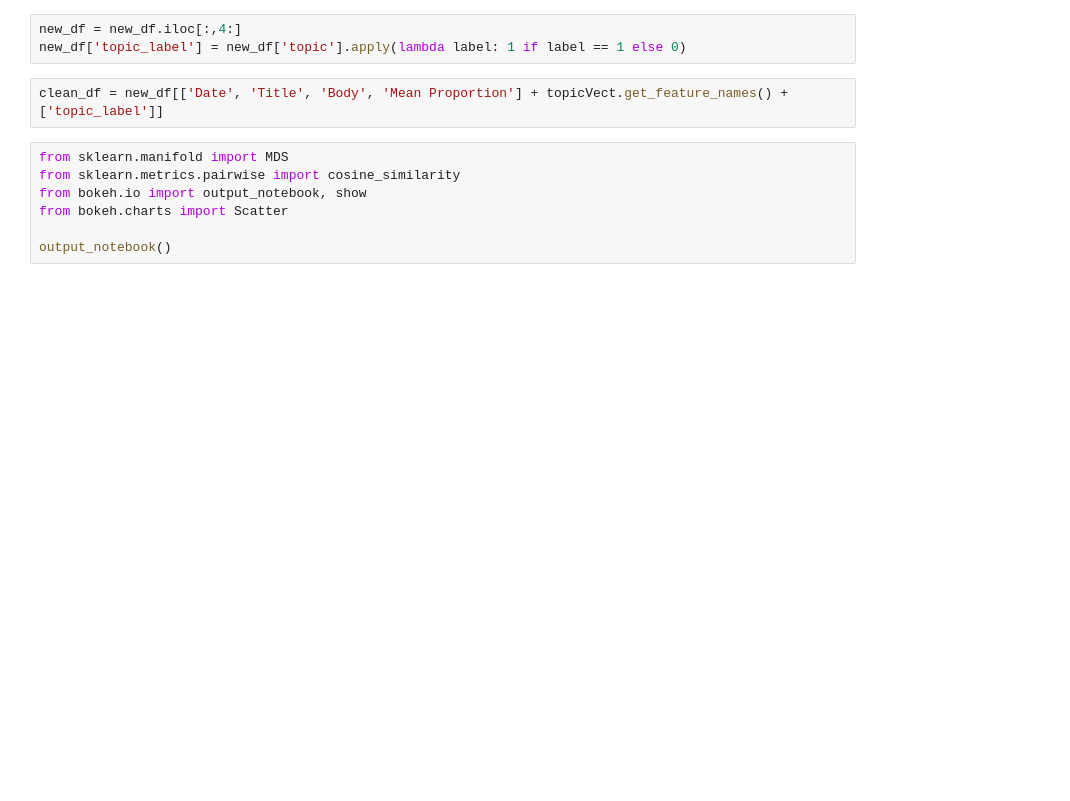
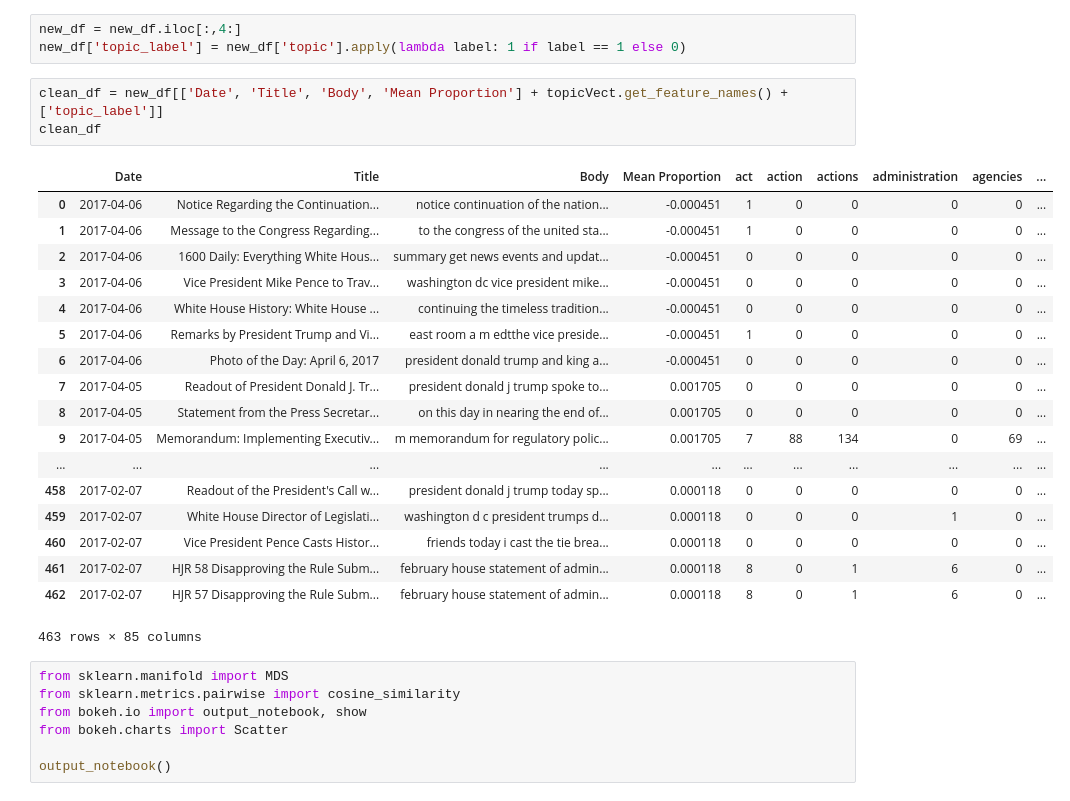
Before and after one commit to rykard95/wh_stocks, a Jupyter notebook: Final Notebook.ipynb, the cells around one changed output. Drawn from its saved outputs; the diff is of its cells as text; blank space fills up the shorter version.

```diff
--- a/Final Notebook.ipynb
+++ b/Final Notebook.ipynb
@@ -173,6 +161,26 @@ new_df = new_df.iloc[:,4:]
 new_df['topic_label'] = new_df['topic'].apply(lambda label: 1 if label == 1 else 0)
 # %%
 clean_df = new_df[['Date', 'Title', 'Body', 'Mean Proportion'] + topicVect.get_feature_names() + ['topic_label']]
+clean_df
+# %% [output]
+|  | Date | Title | Body | Mean Proportion | act | action | actions | administration | agencies | ... |
+| 0 | 2017-04-06 | Notice Regarding the Continuation... | notice continuation of the nation... | -0.000451 | 1 | 0 | 0 | 0 | 0 | ... |
+| 1 | 2017-04-06 | Message to the Congress Regarding... | to the congress of the united sta... | -0.000451 | 1 | 0 | 0 | 0 | 0 | ... |
+| 2 | 2017-04-06 | 1600 Daily: Everything White Hous... | summary get news events and updat... | -0.000451 | 0 | 0 | 0 | 0 | 0 | ... |
+| 3 | 2017-04-06 | Vice President Mike Pence to Trav... | washington dc vice president mike... | -0.000451 | 0 | 0 | 0 | 0 | 0 | ... |
+| 4 | 2017-04-06 | White House History: White House ... | continuing the timeless tradition... | -0.000451 | 0 | 0 | 0 | 0 | 0 | ... |
+| 5 | 2017-04-06 | Remarks by President Trump and Vi... | east room a m edtthe vice preside... | -0.000451 | 1 | 0 | 0 | 0 | 0 | ... |
+| 6 | 2017-04-06 | Photo of the Day: April 6, 2017 | president donald trump and king a... | -0.000451 | 0 | 0 | 0 | 0 | 0 | ... |
+| 7 | 2017-04-05 | Readout of President Donald J. Tr... | president donald j trump spoke to... | 0.001705 | 0 | 0 | 0 | 0 | 0 | ... |
+| 8 | 2017-04-05 | Statement from the Press Secretar... | on this day in nearing the end of... | 0.001705 | 0 | 0 | 0 | 0 | 0 | ... |
+| 9 | 2017-04-05 | Memorandum: Implementing Executiv... | m memorandum for regulatory polic... | 0.001705 | 7 | 88 | 134 | 0 | 69 | ... |
+| ... | ... | ... | ... | ... | ... | ... | ... | ... | ... | ... |
+| 458 | 2017-02-07 | Readout of the President's Call w... | president donald j trump today sp... | 0.000118 | 0 | 0 | 0 | 0 | 0 | ... |
+| 459 | 2017-02-07 | White House Director of Legislati... | washington d c president trumps d... | 0.000118 | 0 | 0 | 0 | 1 | 0 | ... |
+| 460 | 2017-02-07 | Vice President Pence Casts Histor... | friends today i cast the tie brea... | 0.000118 | 0 | 0 | 0 | 0 | 0 | ... |
+| 461 | 2017-02-07 | HJR 58 Disapproving the Rule Subm... | february house statement of admin... | 0.000118 | 8 | 0 | 1 | 6 | 0 | ... |
+| 462 | 2017-02-07 | HJR 57 Disapproving the Rule Subm... | february house statement of admin... | 0.000118 | 8 | 0 | 1 | 6 | 0 | ... |
+463 rows × 85 columns
 # %%
 from sklearn.manifold import MDS
 from sklearn.metrics.pairwise import cosine_similarity
```
Also changed, not shown: parts of 14 cells of this notebook.
